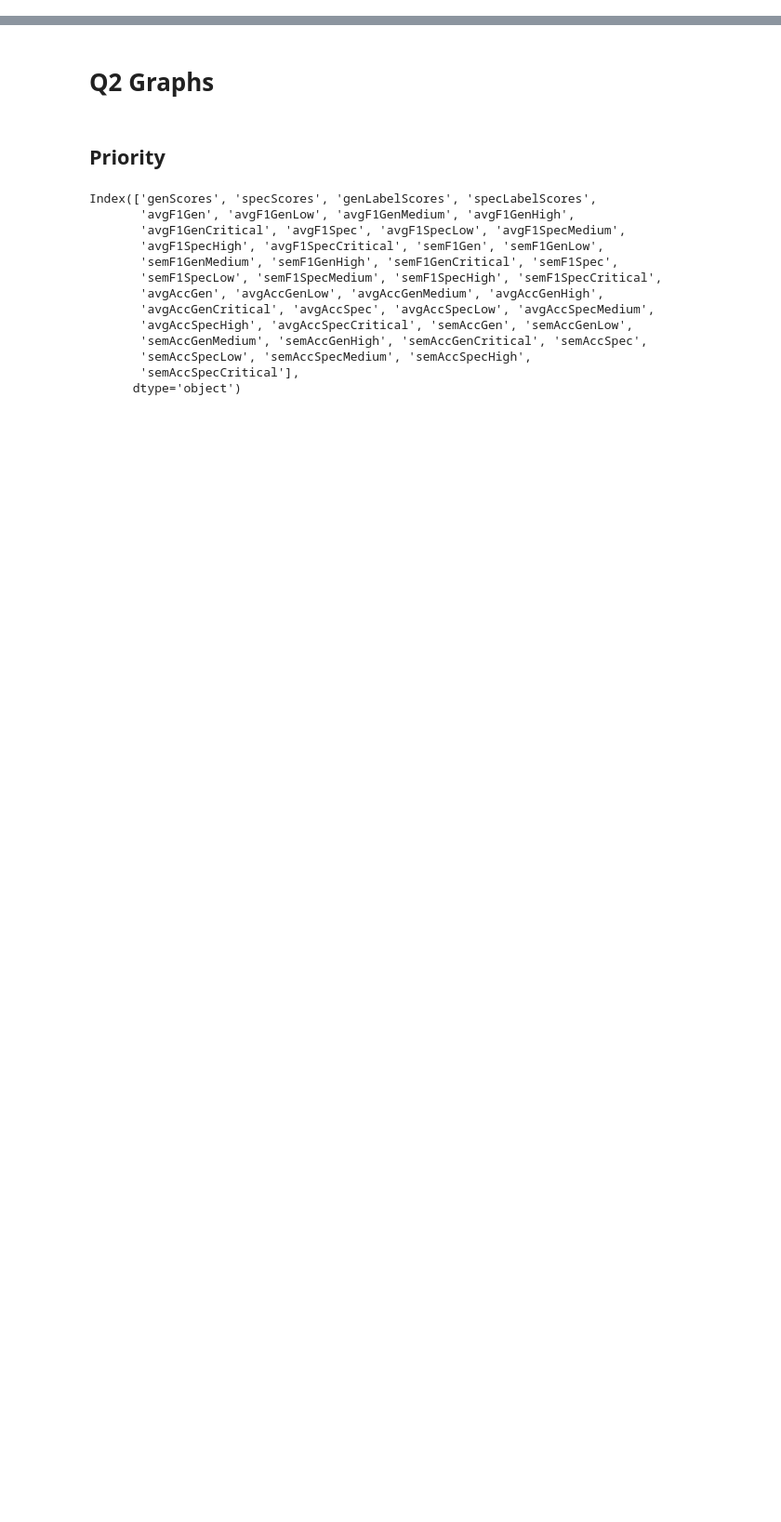
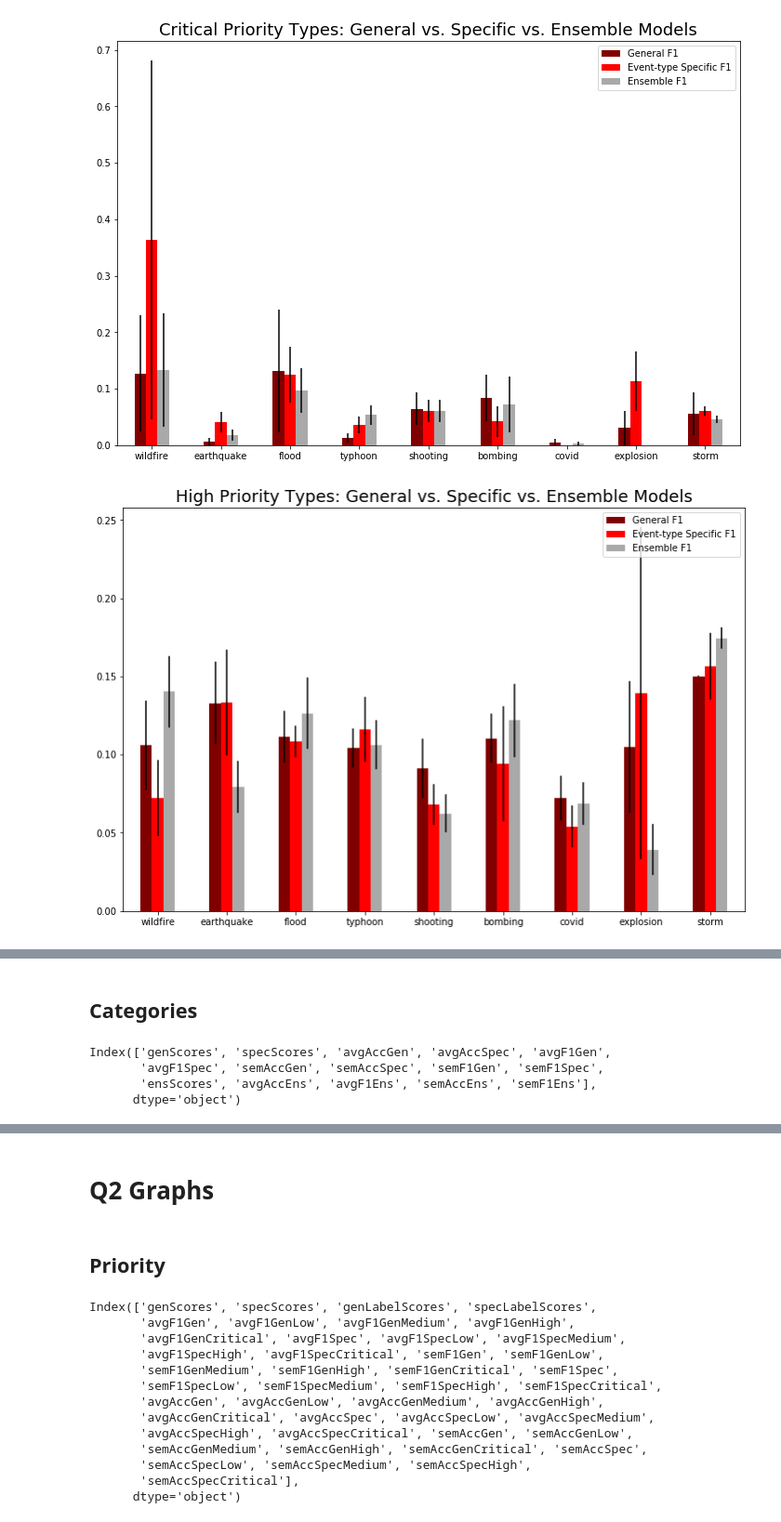
Before and after one commit to acpedersen/REU-2021, a Jupyter notebook: Presentation_visuals.ipynb, the cells around one changed output, grey strips where cells are left out. Shown at 93% size. Drawn from its saved outputs; the diff is of its cells as text; code cells hidden in the pictures; blank space fills up the shorter version.

```diff
--- a/Presentation_visuals.ipynb
+++ b/Presentation_visuals.ipynb
@@ -7,0 +40,44 @@ import seaborn as sns
+# %%
+#DataFrame with only one priority type
+def isolate(frame, priority_type):
+    drop_list = []
+    newDF = frame
+
+    for i in frame.columns.tolist():
+        if i.find(priority_type) == -1:
+            drop_list.append(i)
+
+    newDF = newDF.drop(columns=drop_list)
+    return newDF
+
+def visualize(prioDF, priority_type):
+    DF = isolate(prioDF, priority_type)
+
+    plt.figure(figsize=(12, 8))
+    ax = plt.axes()
+
+    genF1 = [item for item in DF['avgF1Gen' + priority_type]]
+    specF1 = [item for item in DF['avgF1Spec' + priority_type]]
+    ensF1 = [item for item in DF['avgF1Ens' + priority_type]]
+    ste_gen = [item for item in DF['semF1Gen' + priority_type]]
+    ste_spec = [item for item in DF['semF1Spec' + priority_type]]
+    ste_ens = [item for item in DF['semF1Ens' + priority_type]]
+    index = [item for item in DF.index]
+
+    df_prio = pd.DataFrame({'General F1': genF1, 'Event-type Specific F1': specF1,
+
+                       'Ensemble F1': ensF1}, index=index)
+
+    ax.set_title(priority_type + ' Priority Types: General vs. Specific vs. Ensemble Models', fontsize = 18)
+    ax = df_prio.plot.bar(rot=0, ax=ax, yerr = [ste_gen, ste_spec, ste_ens],
+                                  color=['maroon', 'red', 'darkgrey'])
+
+    plt.show()
+# %%
+visualize(prio_ensemble, "Critical")
+visualize(prio_ensemble, "High")
+visualize(prio_ensemble, "Medium")
+visualize(prio_ensemble, "Low")
+# %% [output]
+[figure, added]
+[figure, added]
@@ -7,0 +86,9 @@ import seaborn as sns
+# %% [markdown]
+## Categories
+# %%
+cat_ensemble.columns
+# %% [output]
+Index(['genScores', 'specScores', 'avgAccGen', 'avgAccSpec', 'avgF1Gen',
+       'avgF1Spec', 'semAccGen', 'semAccSpec', 'semF1Gen', 'semF1Spec',
+       'ensScores', 'avgAccEns', 'avgF1Ens', 'semAccEns', 'semF1Ens'],
+      dtype='object')
```
Also changed, not shown: parts of 10 cells of this notebook, 1 other file.
